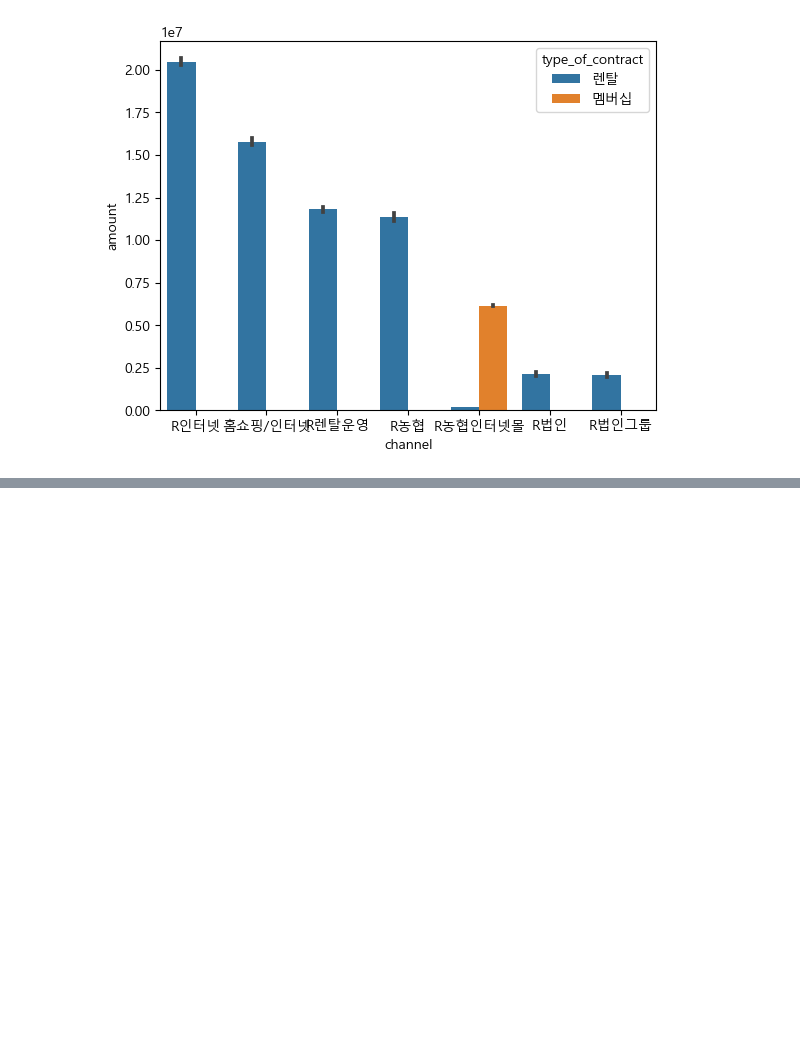
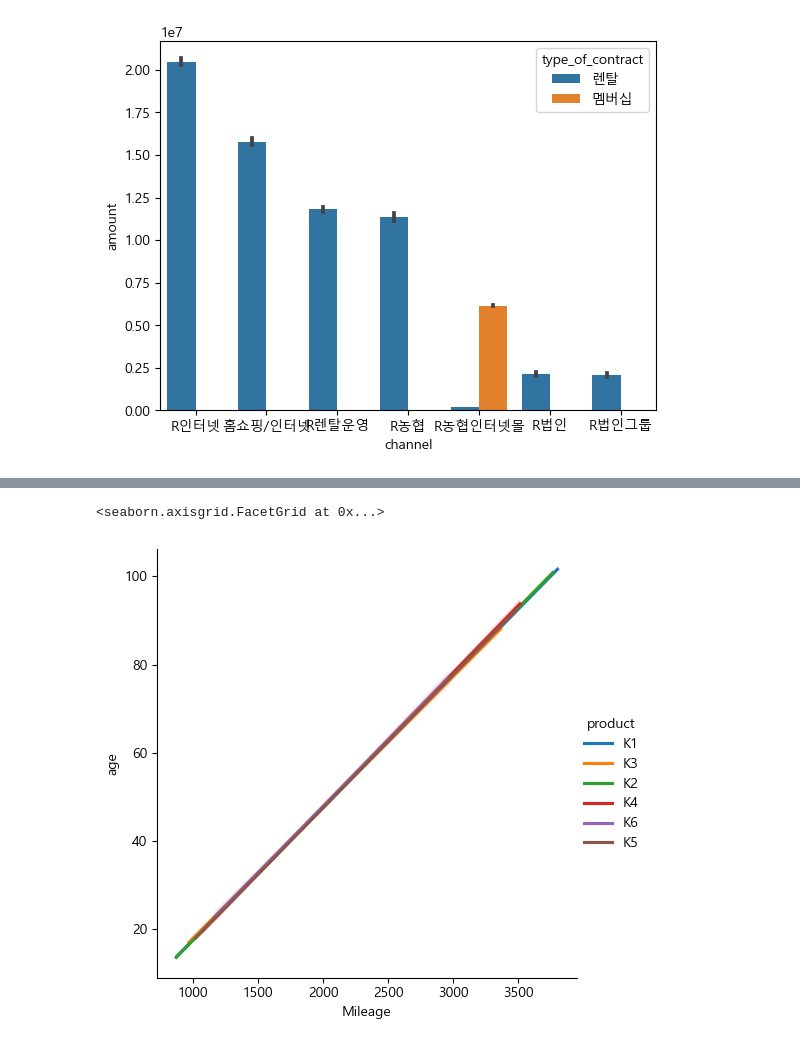
Before and after one commit to AKAVespaET3/study_data_analytics, a Jupyter notebook: codes/visuallizations/UsingCharts_TypeOfContractChannel.ipynb.ipynb, the cells around one changed output, grey strips where cells are left out. Cells and saved outputs as stored; diff of their text form; code cells hidden in the pictures; blank space fills up the shorter version.

```diff
--- a/codes/visuallizations/UsingCharts_TypeOfContractChannel.ipynb.ipynb
+++ b/codes/visuallizations/UsingCharts_TypeOfContractChannel.ipynb.ipynb
@@ -210,0 +242,5 @@ sns.barplot(data=df_TOCC, x='channel', y='amount', estimator=sum, order=df_TOCC_
+# %%
+sns.lmplot(data=df_TOCC, x='Mileage', y='age', hue='product', scatter=False) #개별적인 값에 대한 선을 중앙으로 그은 거임
+# %% [output]
+<seaborn.axisgrid.FacetGrid at 0x...>
+[figure, added]
```
Also changed, not shown: parts of 15 cells of this notebook, 1 other file.
